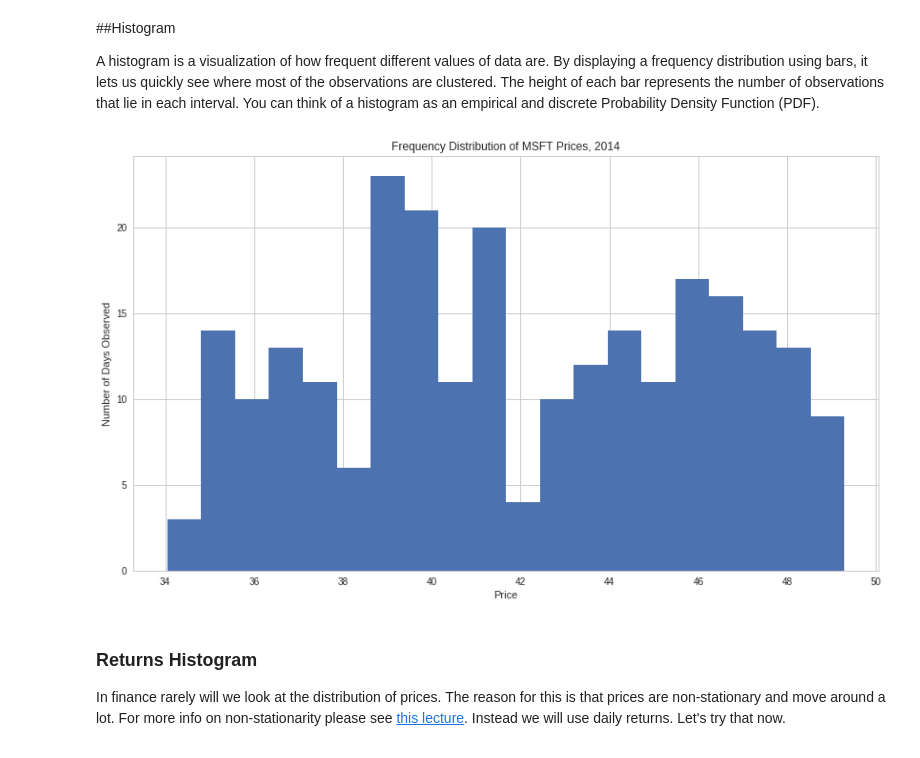
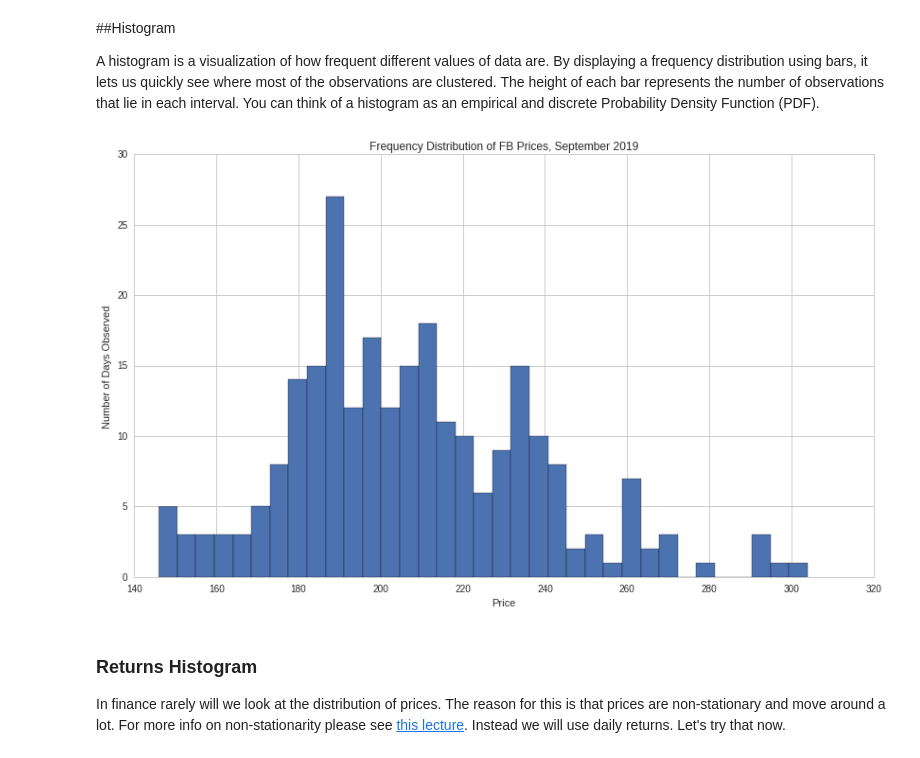
Before and after one commit to jojimenezt/AlgorithmsUN2020II, a Jupyter notebook: jojimeneztlecture5.ipynb, the cells around one changed output. Saved outputs shown, nothing was run; the diff lists cells and outputs as text; code cells hidden in the pictures.

```diff
--- a/jojimeneztlecture5.ipynb
+++ b/jojimeneztlecture5.ipynb
@@ -32,8 +32,8 @@ Knowing the structure of your data is very important. Normally you'll have to do
 
 In this case the data will be returned as a pandas dataframe object. The rows are timestamps, and the columns are the two assets, AAPL and MSFT.
 # %%
-start = '2014-01-01'
-end = '2015-01-01'
-data = get_pricing(['AAPL', 'MSFT'], fields='price', start_date=start, end_date=end)
+start = '2019-09-01'
+end = '2020-09-01'
+data = get_pricing(['AMZN', 'FB'], fields='price', start_date=start, end_date=end)
 data.head()
 # %% [output]
@@ -72,12 +72,12 @@ Freq: C, Name: MSFT, dtype: float64
 A histogram is a visualization of how frequent different values of data are. By displaying a frequency distribution using bars, it lets us quickly see where most of the observations are clustered. The height of each bar represents the number of observations that lie in each interval. You can think of a histogram as an empirical and discrete Probability Density Function (PDF).
 # %%
 # Plot a histogram using 20 bins
-plt.hist(data['MSFT'], bins=20)
+plt.hist(data['FB'], bins=35)
 plt.xlabel('Price')
 plt.ylabel('Number of Days Observed')
-plt.title('Frequency Distribution of MSFT Prices, 2014');
+plt.title('Frequency Distribution of FB Prices, September 2019');
 # %% [output]
-[figure, old version]
+[figure, new version]
 # %% [markdown]
 ### Returns Histogram
 
```
Also changed, not shown: parts of 9 cells of this notebook.
